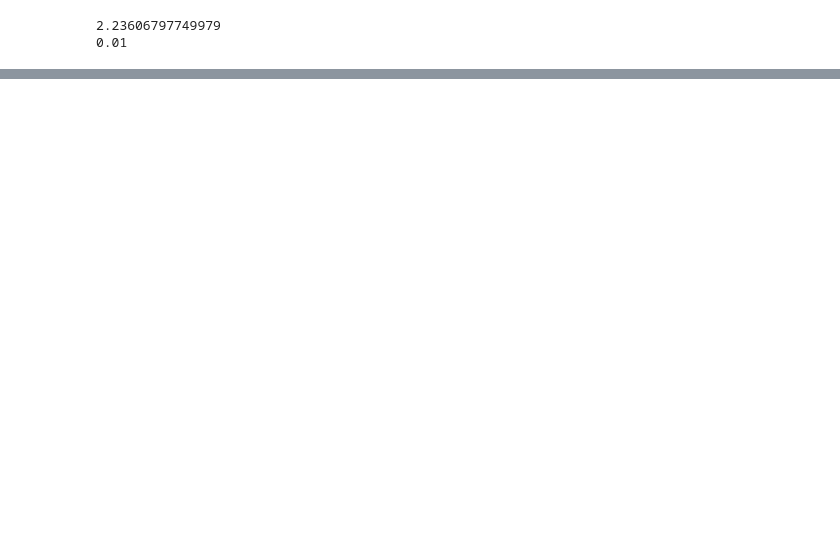
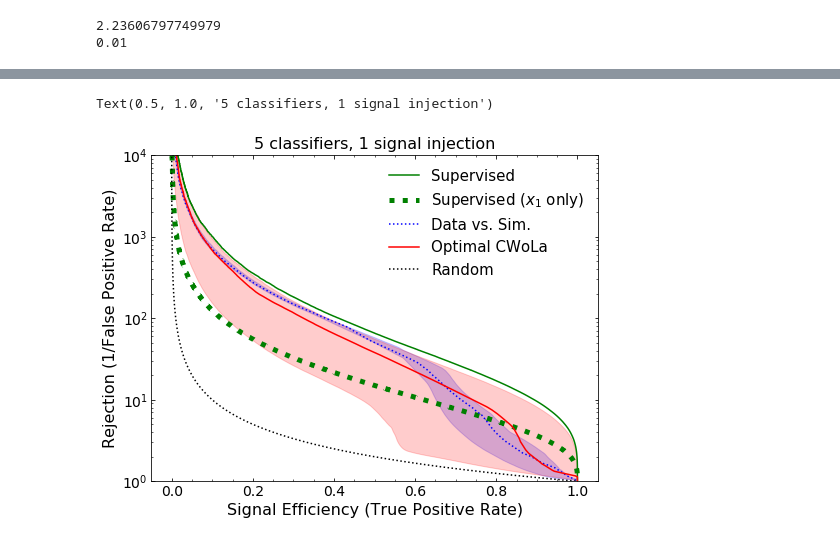
Before and after one commit to bnachman/DCTRHunting, a Jupyter notebook: CWoLaSimulationAssistedDecorrelation_Toy.ipynb, the cells around one changed output, grey strips where cells are left out. Drawn from its saved outputs; the diff is of its cells as text; code cells hidden in the pictures; blank space fills up the shorter version.

Commit message:
dvsim vs ocwola troubleshooting

```diff
--- a/CWoLaSimulationAssistedDecorrelation_Toy.ipynb
+++ b/CWoLaSimulationAssistedDecorrelation_Toy.ipynb
@@ -168,7 +203,7 @@ print(len(SR_signal[0:Nsig])/len(SR_background_data[0:N2]))
 2.23606797749979
 0.01
 # %%
-n_injections = 5
+n_injections = 10
 signals_to_inject = [None] * n_injections
 for i in range(n_injections):
     signals_to_inject[i] = SR_signal[np.random.choice(SR_signal.shape[0], size=Nsig, replace=False), :]
@@ -178,7 +213,7 @@ dvsim_rocs = pd.DataFrame(columns=['fpr', 'tpr'])
 
 for i in range(5):
     print('Training i = %i' % i)
-    signal_to_inject = signals_to_inject[i]
+    signal_to_inject = signals_to_inject[0]
 
     X_dvsim_train = np.concatenate([signal_to_inject, SR_background_data[0:N2],SR_background_sim[0:N2]])
     Y_dvsim_train = np.concatenate([np.ones(len(signal_to_inject)),np.ones(len(SR_background_data[0:N2])),
@@ -227,7 +262,7 @@ ocwola_rocs = pd.DataFrame(columns=['fpr', 'tpr'])
 for i in range(5):
     print('Training i = %i' % i)
 
-    signal_to_inject = signals_to_inject[i]
+    signal_to_inject = signals_to_inject[0]
 
     X_ocwola_train = np.concatenate([signal_to_inject,SR_background_data[0:N2],SR_background_data[N2:-1]])
     Y_ocwola_train = np.concatenate([np.ones(len(signal_to_inject)), np.ones(len(SR_background_data[0:N2])),
@@ -291,3 +348,39 @@ Text(0, 0.5, 'Events')
+# %%
+# Plot with banding
+fig = plt.figure(figsize=(8, 6))
+gs = gridspec.GridSpec(1, 1, height_ratios=[1])
+ax0 = plt.subplot(gs[0])
+ax0.yaxis.set_ticks_position('both')
+ax0.xaxis.set_ticks_position('both')
+ax0.tick_params(direction="in",which="both")
+ax0.minorticks_on()
+plt.xticks(fontsize=14)
+plt.yticks(fontsize=14)
+
+plt.yscale("log")
+plt.ylim([1,1e4])
+
+plt.plot(tpr_sup,1./fpr_sup,label="Supervised",color='green')
+plt.plot(tpr_sup1d,1./fpr_sup1d,label="Supervised ($x_1$ only)",color='green',ls=":",linewidth=5)
+
+plt.plot(tpr_pts, dvsim_med,label="Data vs. Sim.",color="blue",ls=":")
+plt.fill_between(tpr_pts, dvsim_max, dvsim_min, color='blue', alpha=0.2)
+
+plt.plot(tpr_pts, ocwola_med,label="Optimal CWoLa",color="red")
+plt.fill_between(tpr_pts, ocwola_max, ocwola_min, color='red', alpha=0.2)
+
+plt.plot(tpr_sup,1./tpr_sup,color="black",ls=":",label="Random")
+
+plt.xlabel(r'Signal Efficiency (True Positive Rate)',fontsize=16)
+plt.ylabel(r"Rejection (1/False Positive Rate)",fontsize=16)
+plt.legend(frameon=False,fontsize=15,loc="upper right")
+plt.title('5 classifiers, 1 signal injection', fontsize=16)
+
+# plt.savefig('plots/toy_dvsim_ocwola_single_signal.png', bbox_inches='tight', padinches=0)
+# plt.savefig('plots/toy_dvsim_ocwola_single_signal.pdf', bbox_inches='tight', padinches=0)
+# %% [output]
+Text(0.5, 1.0, '5 classifiers, 1 signal injection')
+[figure, added]
 # %%
 #Next is CWoLa
 cwola_rocs = pd.DataFrame(columns=['fpr', 'tpr'])
```
Also changed, not shown: parts of 19 cells of this notebook, 8 other files.
